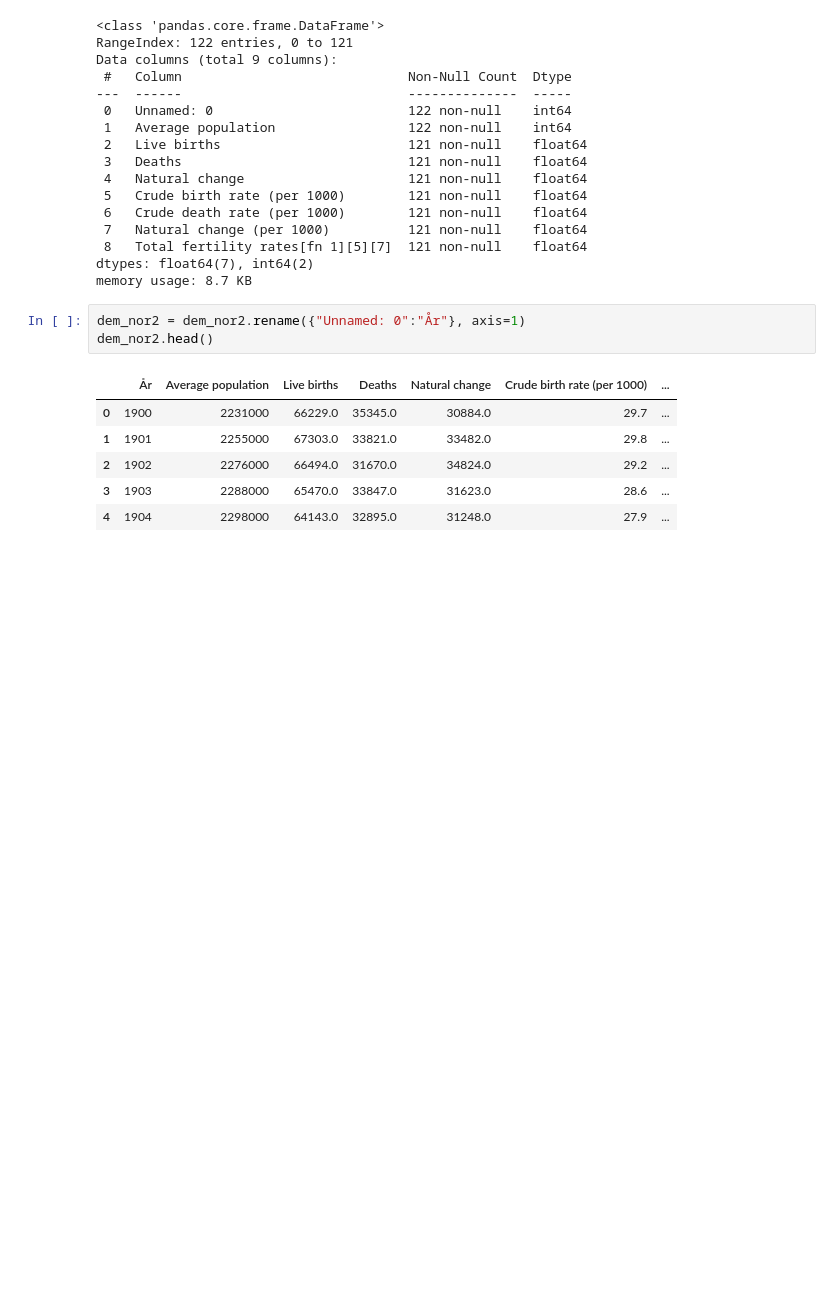
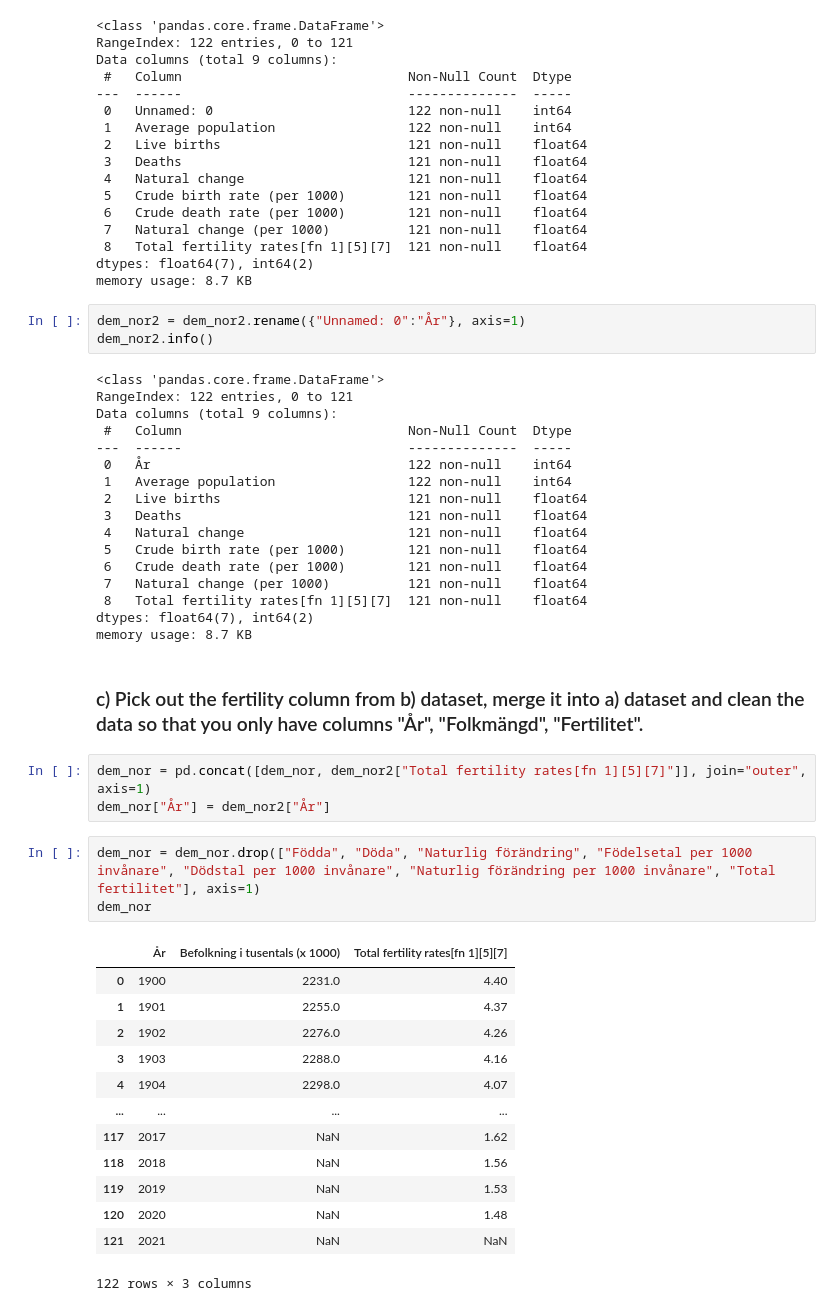
Before and after one commit to Anna-MariaSjolund/Data-Handling-Anna-MariaSjolund, a Jupyter notebook: Exercises/week2_02.ipynb, the cells around one changed output. Saved outputs shown, nothing was run; the diff lists cells and outputs as text; blank space fills up the shorter version.

Commit message:
Added info to third exercise

```diff
--- a/Exercises/week2_02.ipynb
+++ b/Exercises/week2_02.ipynb
@@ -368,11 +368,43 @@ dtypes: float64(7), int64(2)
 memory usage: 8.7 KB
 # %%
 dem_nor2 = dem_nor2.rename({"Unnamed: 0":"År"}, axis=1)
-dem_nor2.head()
+dem_nor2.info()
 # %% [output]
-|  | År | Average population | Live births | Deaths | Natural change | Crude birth rate (per 1000) | ... |
-| 0 | 1900 | 2231000 | 66229.0 | 35345.0 | 30884.0 | 29.7 | ... |
-| 1 | 1901 | 2255000 | 67303.0 | 33821.0 | 33482.0 | 29.8 | ... |
-| 2 | 1902 | 2276000 | 66494.0 | 31670.0 | 34824.0 | 29.2 | ... |
-| 3 | 1903 | 2288000 | 65470.0 | 33847.0 | 31623.0 | 28.6 | ... |
-| 4 | 1904 | 2298000 | 64143.0 | 32895.0 | 31248.0 | 27.9 | ... |
+<class 'pandas.core.frame.DataFrame'>
+RangeIndex: 122 entries, 0 to 121
+Data columns (total 9 columns):
+ #   Column                             Non-Null Count  Dtype
+---  ------                             --------------  -----
+ 0   År                                 122 non-null    int64
+ 1   Average population                 122 non-null    int64
+ 2   Live births                        121 non-null    float64
+ 3   Deaths                             121 non-null    float64
+ 4   Natural change                     121 non-null    float64
+ 5   Crude birth rate (per 1000)        121 non-null    float64
+ 6   Crude death rate (per 1000)        121 non-null    float64
+ 7   Natural change (per 1000)          121 non-null    float64
+ 8   Total fertility rates[fn 1][5][7]  121 non-null    float64
+dtypes: float64(7), int64(2)
+memory usage: 8.7 KB
+# %% [markdown]
+### c) Pick out the fertility column from b) dataset, merge it into a) dataset and clean the data so that you only have columns "År", "Folkmängd", "Fertilitet".
+# %%
+dem_nor = pd.concat([dem_nor, dem_nor2["Total fertility rates[fn 1][5][7]"]], join="outer", axis=1)
+dem_nor["År"] = dem_nor2["År"]
+# %%
+dem_nor = dem_nor.drop(["Födda", "Döda", "Naturlig förändring", "Födelsetal per 1000 invånare", "Dödstal per 1000 invånare", "Naturlig förändring per 1000 invånare", "Total fertilitet"], axis=1)
+dem_nor
+# %% [output]
+|  | År | Befolkning i tusentals (x 1000) | Total fertility rates[fn 1][5][7] |
+| 0 | 1900 | 2231.0 | 4.40 |
+| 1 | 1901 | 2255.0 | 4.37 |
+| 2 | 1902 | 2276.0 | 4.26 |
+| 3 | 1903 | 2288.0 | 4.16 |
+| 4 | 1904 | 2298.0 | 4.07 |
+| ... | ... | ... | ... |
+| 117 | 2017 | NaN | 1.62 |
+| 118 | 2018 | NaN | 1.56 |
+| 119 | 2019 | NaN | 1.53 |
+| 120 | 2020 | NaN | 1.48 |
+| 121 | 2021 | NaN | NaN |
+122 rows × 3 columns
```
Also changed, not shown: parts of 2 cells of this notebook.
